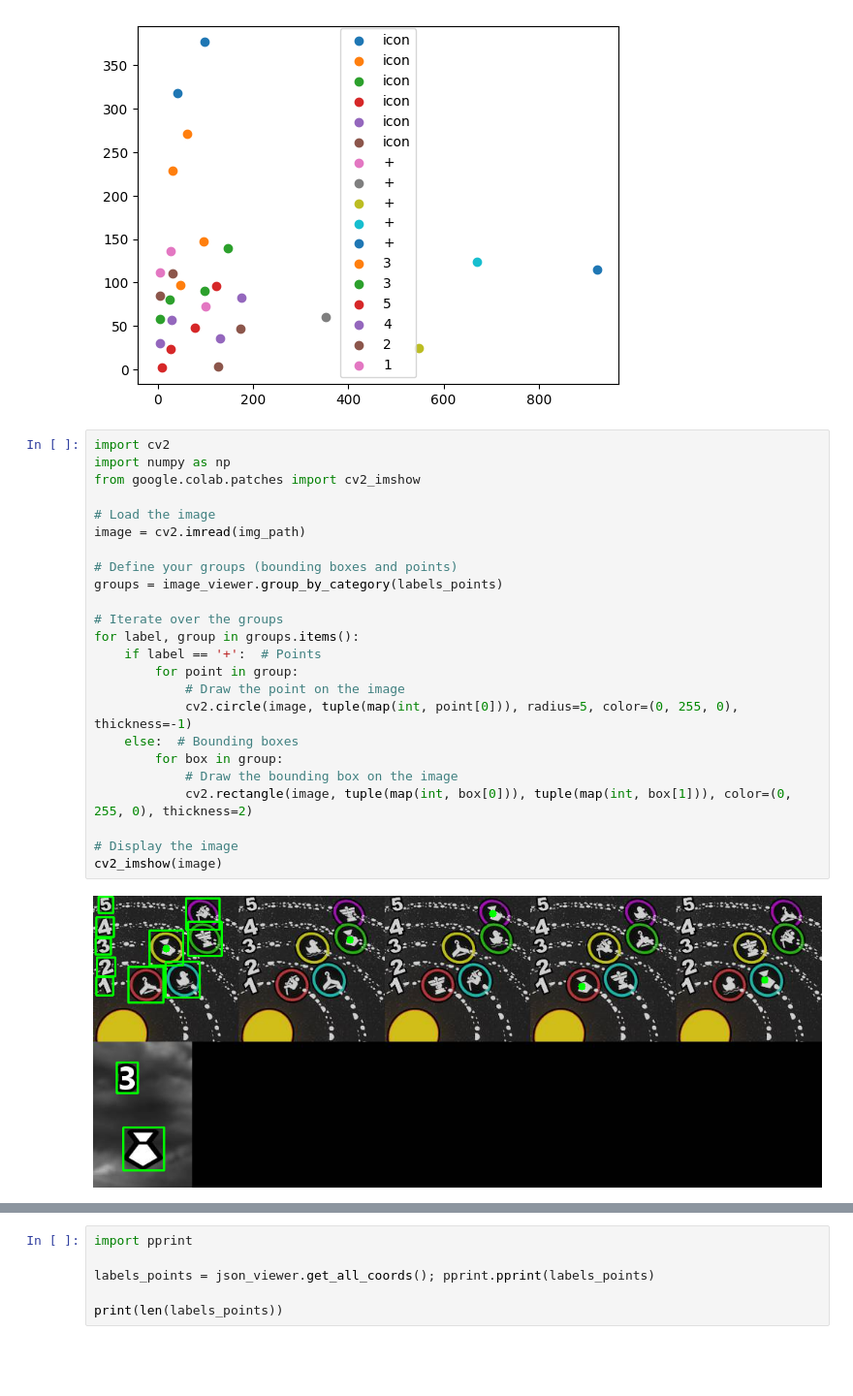
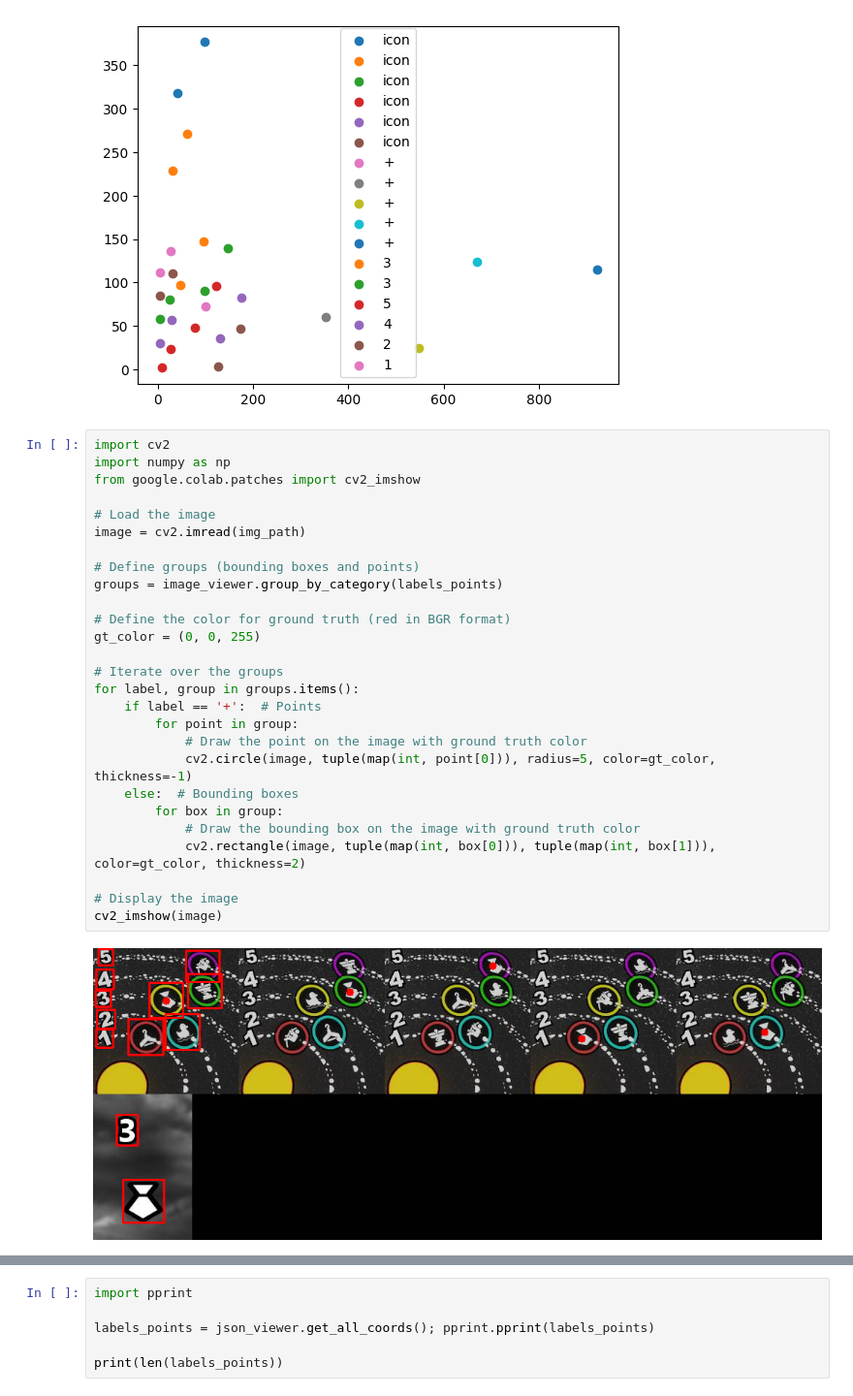
Before and after one commit to vergotten/Neural_CAPTCHA_Solver, a Jupyter notebook: visualize_orbits.ipynb, the cells around one changed output, grey strips where cells are left out. Shown: that part at 97% size. Drawn from its saved outputs; the diff is of its cells as text; blank space fills up the shorter version.

```diff
--- a/visualize_orbits.ipynb
+++ b/visualize_orbits.ipynb
@@ -221,26 +221,29 @@ dict_keys(['icon', '+', '3', '5', '4', '2', '1'])
 # %%
 import cv2
 import numpy as np
 from google.colab.patches import cv2_imshow
 
 # Load the image
 image = cv2.imread(img_path)
 
-# Define your groups (bounding boxes and points)
+# Define groups (bounding boxes and points)
 groups = image_viewer.group_by_category(labels_points)
+
+# Define the color for ground truth (red in BGR format)
+gt_color = (0, 0, 255)
 
 # Iterate over the groups
 for label, group in groups.items():
     if label == '+':  # Points
         for point in group:
-            # Draw the point on the image
-            cv2.circle(image, tuple(map(int, point[0])), radius=5, color=(0, 255, 0), thickness=-1)
+            # Draw the point on the image with ground truth color
+            cv2.circle(image, tuple(map(int, point[0])), radius=5, color=gt_color, thickness=-1)
     else:  # Bounding boxes
         for box in group:
-            # Draw the bounding box on the image
-            cv2.rectangle(image, tuple(map(int, box[0])), tuple(map(int, box[1])), color=(0, 255, 0), thickness=2)
+            # Draw the bounding box on the image with ground truth color
+            cv2.rectangle(image, tuple(map(int, box[0])), tuple(map(int, box[1])), color=gt_color, thickness=2)
 
 # Display the image
 cv2_imshow(image)
 # %% [output]
-[figure, old version]
+[figure, new version]
```
Also changed, not shown: parts of 3 cells of this notebook.
